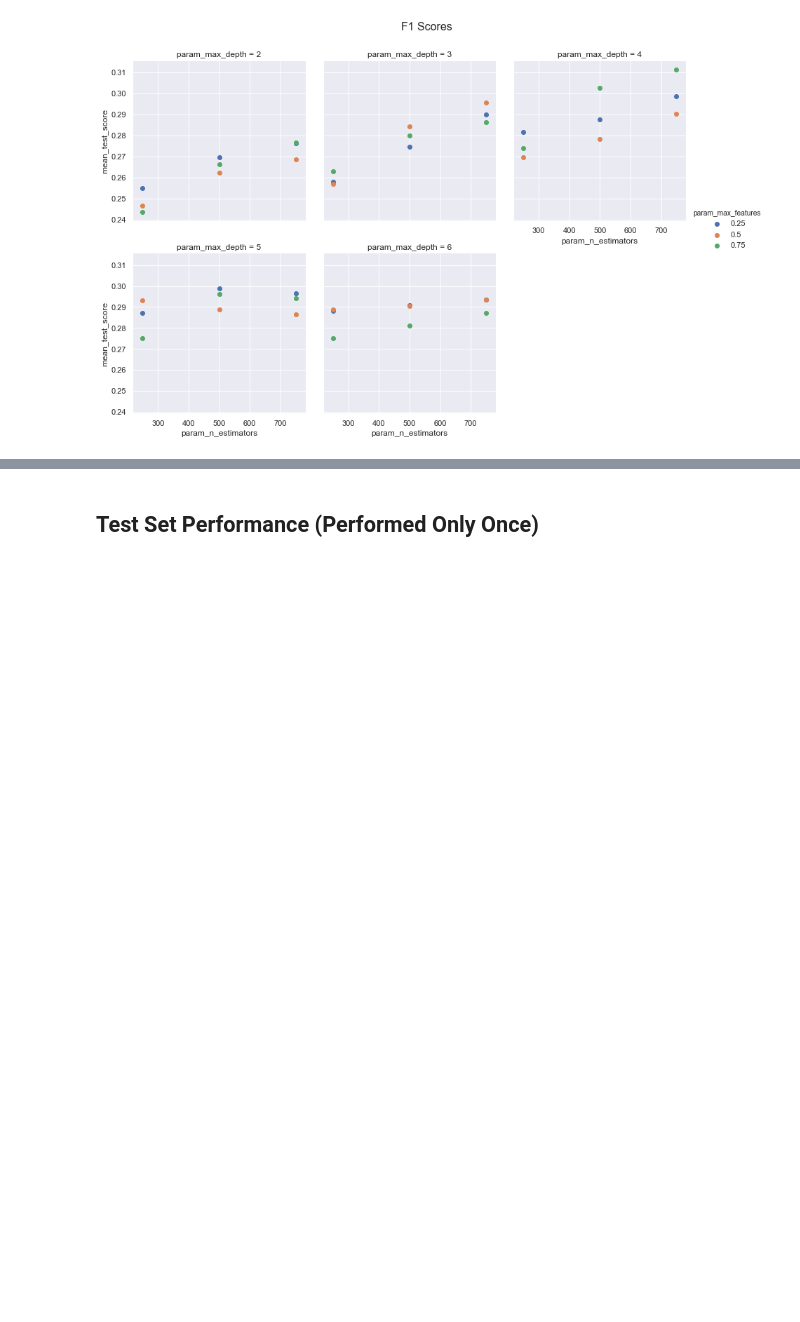
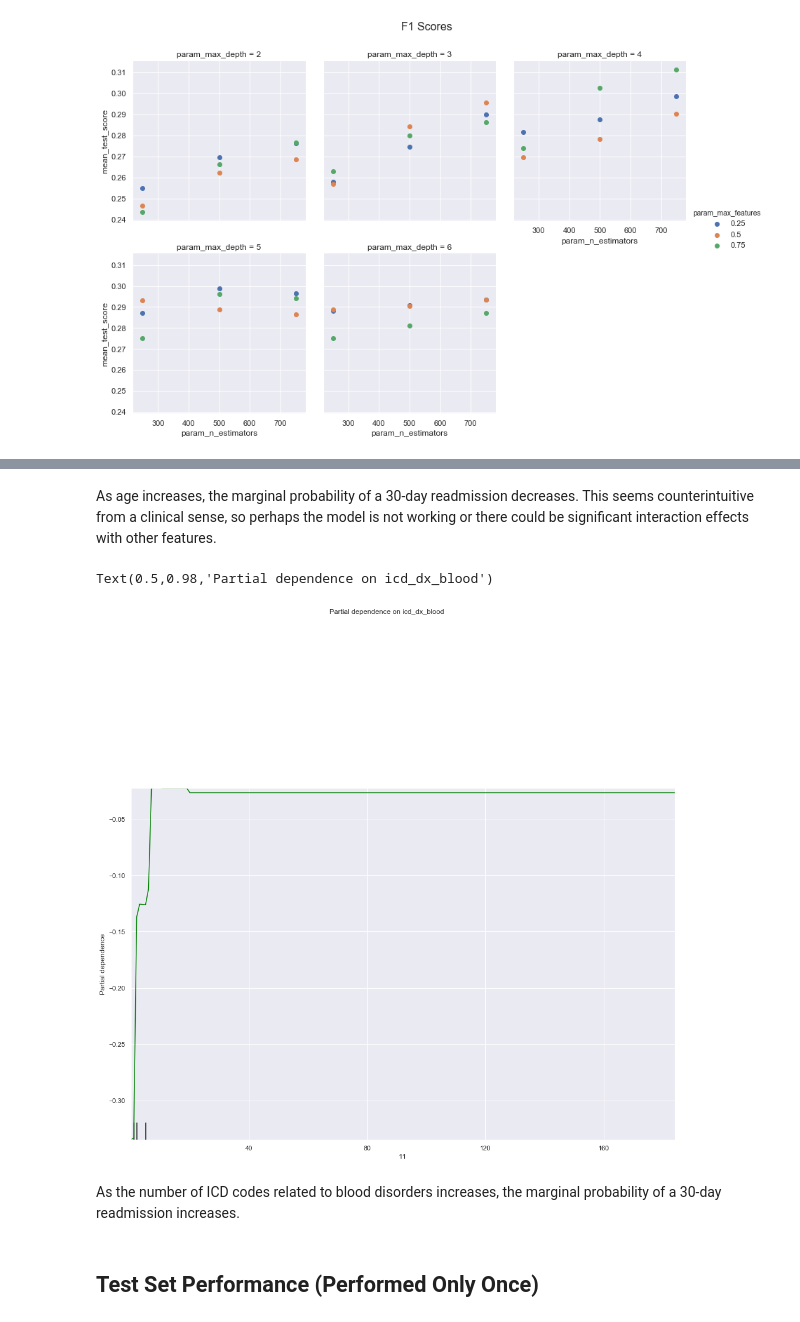
Before and after one commit to alvinjeffery/Bios8366_project, a Jupyter notebook: code/machine_learning.ipynb, the cells around one changed output, grey strips where cells are left out. Cells and saved outputs as stored; diff of their text form; code cells hidden in the pictures; blank space fills up the shorter version.

```diff
--- a/code/machine_learning.ipynb
+++ b/code/machine_learning.ipynb
@@ -509,2 +532,20 @@ Text(0.5,0.98,'Partial dependence on age')
+# %% [markdown]
+As age increases, the marginal probability of a 30-day readmission decreases.  This seems counterintuitive from a clinical sense, so perhaps the model is not working or there could be significant interaction effects with other features.
+# %%
+plt.rcParams["figure.figsize"] = (15, 15)
+
+var = 'icd_dx_blood'
+idx = X_train.columns.get_loc(var)
+
+my_plot, ax = plot_partial_dependence(gbc, features=[idx], X=X_train)
+axes = plt.gca()
+axes.set_xlim([min(X_train[var]), max(X_train[var])])
+#axes.set_ylim([-0.15, 0.5])
+my_plot.suptitle('Partial dependence on ' + var)
+# %% [output]
+Text(0.5,0.98,'Partial dependence on icd_dx_blood')
+[figure, added]
+# %% [markdown]
+As the number of ICD codes related to blood disorders increases, the marginal probability of a 30-day readmission increases.
 # %% [markdown]
 ## Test Set Performance (Performed Only Once)
```
Also changed, not shown: parts of 31 cells of this notebook, 2 other files.
